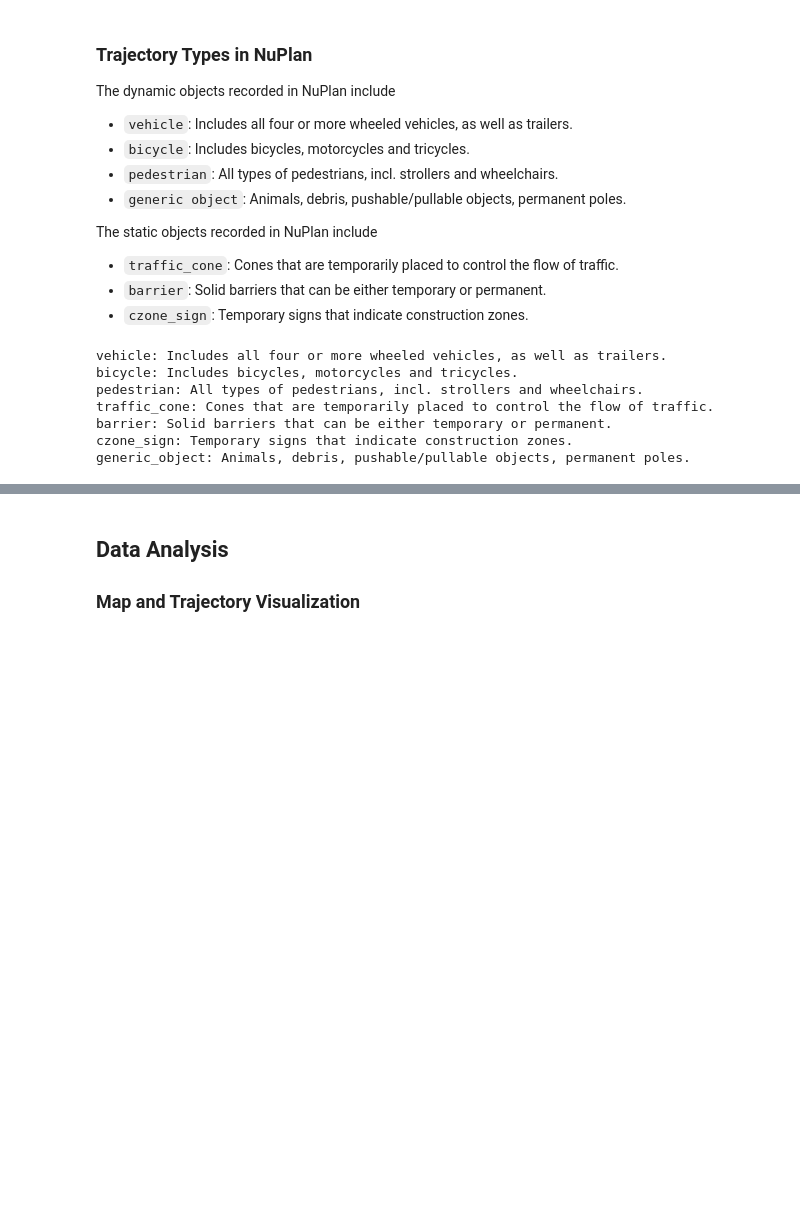
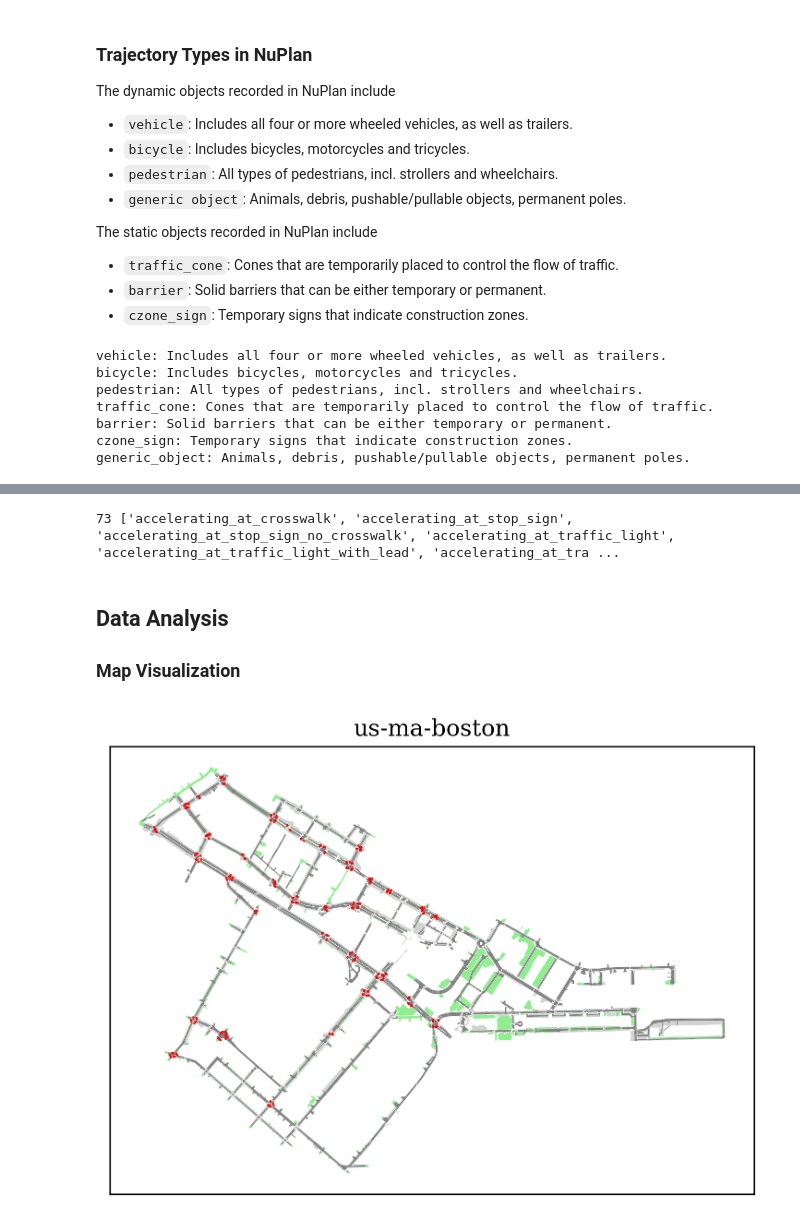
Before and after one commit to SCP-CN-001/trajectory_dataset_support, a Jupyter notebook: trajectory_data_analysis/NuPlan.ipynb, the cells around one changed output, grey strips where cells are left out. Cells and saved outputs as stored; diff of their text form; code cells hidden in the pictures; blank space fills up the shorter version.

```diff
--- a/trajectory_data_analysis/NuPlan.ipynb
+++ b/trajectory_data_analysis/NuPlan.ipynb
@@ -70,4 +92,24 @@ generic_object: Animals, debris, pushable/pullable objects, permanent poles.
+# %%
+scenario_types = set()
+for i, trajectory_folder in enumerate(trajectory_folders):
+    for trajectory_file in trajectory_files[i]:
+        if trajectory_file[-3:] != ".db":
+            continue
+        file_path = data_path + trajectory_folder + "/" + trajectory_file
+        with sqlite3.connect(data_path + trajectory_folder + "/" + trajectory_file) as db:
+            df_scenario_tag = pd.read_sql_query("SELECT * FROM scenario_tag;", db)
+            scenario_type_subset = set(df_scenario_tag["type"].unique())
+            scenario_types = scenario_types.union(scenario_type_subset)
+    db.close()
+
+print(len(scenario_types), sorted(scenario_types))
+# %% [output]
+73 ['accelerating_at_crosswalk', 'accelerating_at_stop_sign', 'accelerating_at_stop_sign_no_crosswalk', 'accelerating_at_traffic_light', 'accelerating_at_traffic_light_with_lead', 'accelerating_at_tra ...
 # %% [markdown]
 ## Data Analysis
 
-### Map and Trajectory Visualization
+### Map Visualization
+# %%
+nuplan.plot_map(map_path, map_files[0])
+# %% [output]
+[figure, added]
```
Also changed, not shown: parts of 23 cells of this notebook.
